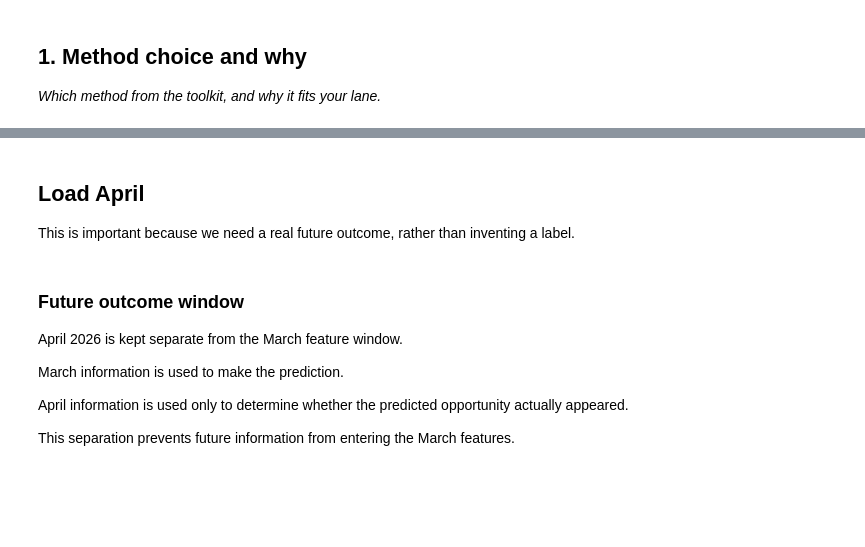
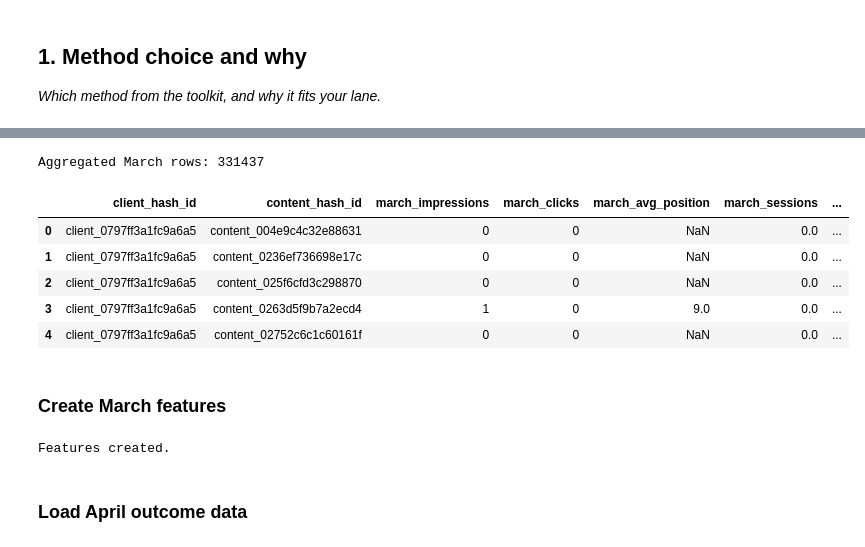
Before and after one commit to anasuddin1/ML-Intern, a Jupyter notebook: work/notebooks/w05_model.ipynb, the cells around one changed output, grey strips where cells are left out. Drawn from its saved outputs; the diff is of its cells as text; code cells hidden in the pictures; blank space fills up the shorter version.

```diff
--- a/work/notebooks/w05_model.ipynb
+++ b/work/notebooks/w05_model.ipynb
@@ -69,15 +142,52 @@ Date range: 2026-03-01 to 2026-03-31
+# %%
+march_features = (
+    march_raw
+    .groupby(
+        ["client_hash_id", "content_hash_id"],
+        as_index=False
+    )
+    .agg(
+        march_impressions=("gsc_impressions", "sum"),
+        march_clicks=("gsc_clicks", "sum"),
+        march_avg_position=("gsc_avg_position", "mean"),
+        march_sessions=("ga4_sessions", "sum"),
+        march_engaged_sessions=("ga4_engaged_sessions", "sum"),
+        march_organic_sessions=("sessions_organic", "sum"),
+        march_ai_sessions=("sessions_ai", "sum"),
+        march_scroll_events=("scroll_events", "sum")
+    )
+)
+
+print("Aggregated March rows:", len(march_features))
+march_features.head()
+# %% [output]
+Aggregated March rows: 331437
+|  | client_hash_id | content_hash_id | march_impressions | march_clicks | march_avg_position | march_sessions | ... |
+| 0 | client_0797ff3a1fc9a6a5 | content_004e9c4c32e88631 | 0 | 0 | NaN | 0.0 | ... |
+| 1 | client_0797ff3a1fc9a6a5 | content_0236ef736698e17c | 0 | 0 | NaN | 0.0 | ... |
+| 2 | client_0797ff3a1fc9a6a5 | content_025f6cfd3c298870 | 0 | 0 | NaN | 0.0 | ... |
+| 3 | client_0797ff3a1fc9a6a5 | content_0263d5f9b7a2ecd4 | 1 | 0 | 9.0 | 0.0 | ... |
+| 4 | client_0797ff3a1fc9a6a5 | content_02752c6c1c60161f | 0 | 0 | NaN | 0.0 | ... |
 # %% [markdown]
-## Load April
-
-This is important because we need a real future outcome, rather than inventing a label.
+### Create March features
+# %%
+march_features["march_ctr"] = np.where(
+    march_features["march_impressions"] > 0,
+    march_features["march_clicks"] /
+    march_features["march_impressions"],
+    np.nan
+)
+
+march_features["march_engagement_rate"] = np.where(
+    march_features["march_sessions"] > 0,
+    march_features["march_engaged_sessions"] /
+    march_features["march_sessions"],
+    np.nan
+)
+
+print("Features created.")
+# %% [output]
+Features created.
 # %% [markdown]
-### Future outcome window
-
-April 2026 is kept separate from the March feature window.
-
-March information is used to make the prediction.
-
-April information is used only to determine whether the predicted opportunity actually appeared.
-
-This separation prevents future information from entering the March features.
+###  Load April outcome data
 # %%
```
Also changed, not shown: parts of 66 cells of this notebook.
